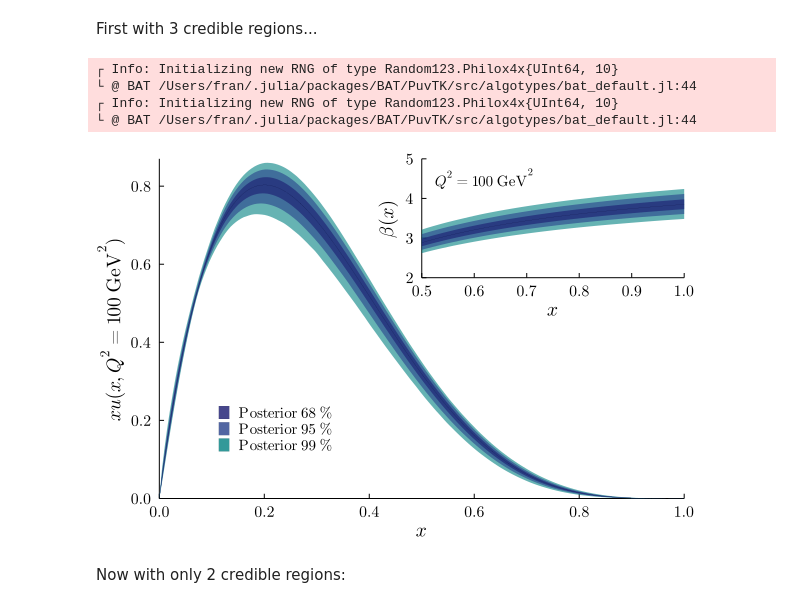
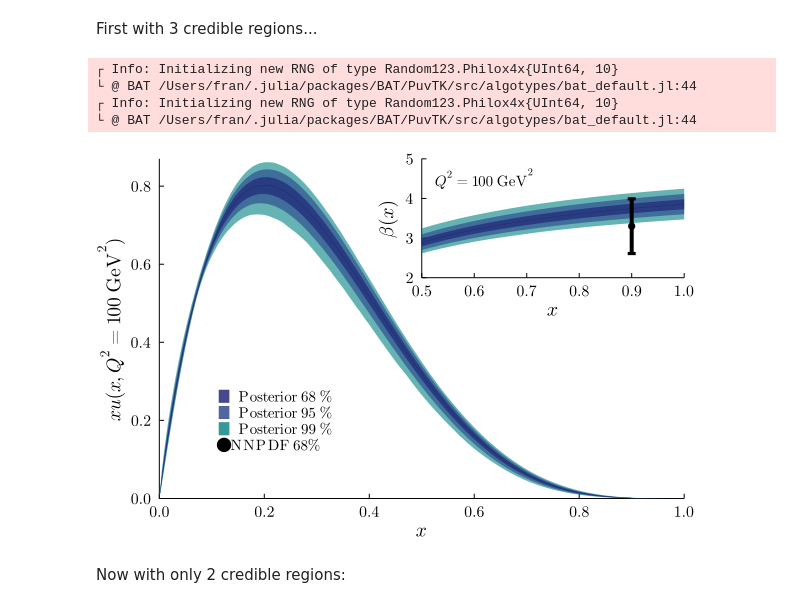
Before and after one commit to mppmu/high-x-parton-pdf-inference, a Jupyter notebook: plots_for_paper.ipynb, the cells around one changed output. Saved outputs shown, nothing was run; the diff lists cells and outputs as text; code cells hidden in the pictures.

Commit message:
Update Fig 3 with NNPDF point

```diff
--- a/plots_for_paper.ipynb
+++ b/plots_for_paper.ipynb
@@ -391,32 +381,34 @@ First with 3 credible regions...
 # %%
 plot(framestyle=:axes, size=(500, 400), fontfamily=font_family, grid=false)
 
 plot!(x_grid, wrap_xuval, samples, ylabel=L"xu(x,Q^2=100~\mathrm{GeV}^2)",
     global_mode=false, median=false, subplot=1, legend=false,
     xlims=(0, 1), ylims=(0, 0.87), colors=[c3, c2, c1], fillalpha=0.6,
     linewidth=0, xlabel=L"x")
 
 plot!(inset=(1, bbox(0.5, 0.65, 0.5, 0.35, :bottom)), grid=false)
 plot!(0.5:0.01:1, eff_power, samples, subplot=2, legend=false, xlims=(0.5, 1),
     ylims=(2.0, 5.0), ylabel=L"\beta(x)", xlabel=L"x",
     median=false, global_mode=false, linewidth=0, colors=[c3, c2, c1], fillalpha=0.6)
+scatter!([0.9], [3.3], yerr=[0.69], subplot=2, msw=4, color="black")
 annotate!(0.62, 4.5, text(L"Q^2=100~\mathrm{GeV}^2", 10, font_family), subplot=2)
 
 plot!(inset=(1, bbox(0.1, 0.1, 0.3, 0.3, :bottom)), grid=false)
 plot!(samples, (:(K_u), :(θ[1])),
     seriestype=:smallest_intervals,
     marginalmode=false, colors=[c1, c2, c3],
     interval_labels=[L"~~\mathrm{Posterior}~68~\%",
         L"~~\mathrm{Posterior}~95~\%", L"~~\mathrm{Posterior}~99~\%"],
     linewidth=0, alpha=0.8, legend=:bottomleft, foreground_color_legend=false,
     framestyle=:none, subplot=3, xlims=(0, 1), ylims=(0, 0.1))
+scatter!([0.9], [3.3], yerr=[0.69], label=L"~~\mathrm{NNPDF}~68\%", color="black", msw=4, subplot=3)
 p = plot!(subplot=3, framestyle=:none)
 # %% [output]
 ┌ Info: Initializing new RNG of type Random123.Philox4x{UInt64, 10}
 └ @ BAT /Users/fran/.julia/packages/BAT/PuvTK/src/algotypes/bat_default.jl:44
 ┌ Info: Initializing new RNG of type Random123.Philox4x{UInt64, 10}
 └ @ BAT /Users/fran/.julia/packages/BAT/PuvTK/src/algotypes/bat_default.jl:44
-[figure, old version]
+[figure, new version]
 # %%
 savefig(p, "figures/fig3_uval_model_space_3reg.png")
 savefig(p, "figures/fig3_uval_model_space_3reg.pdf")
```
Also changed, not shown: parts of 1 cell of this notebook, 2 other files.
